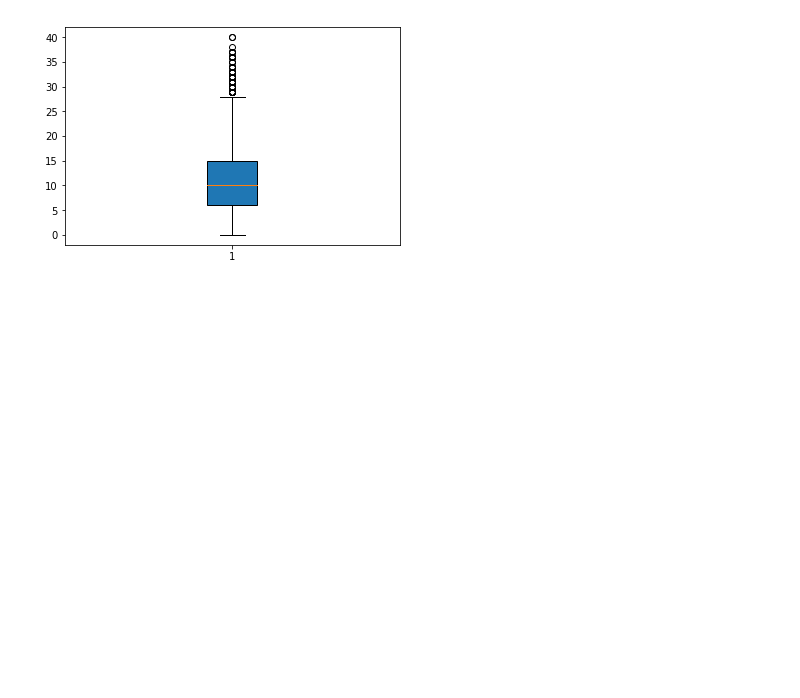
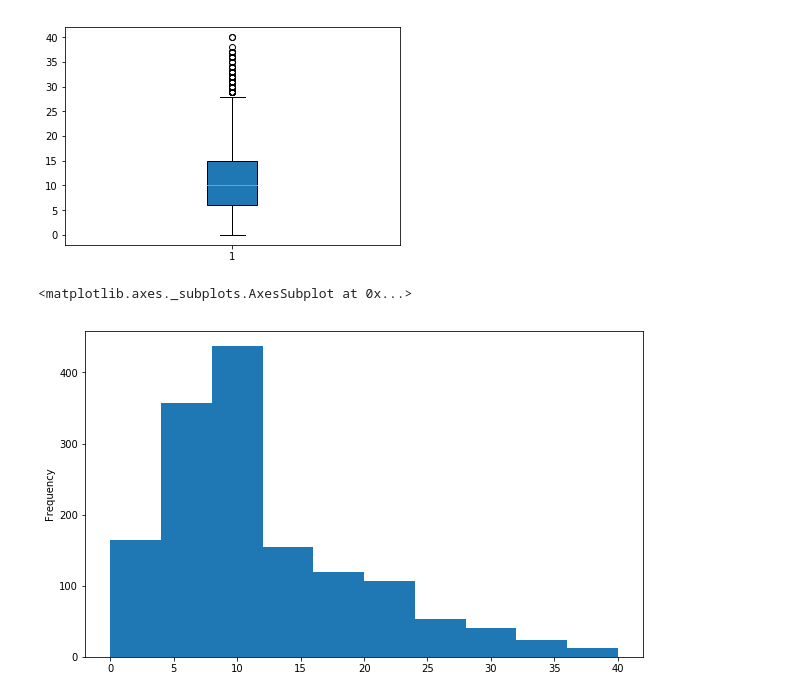
Before and after one commit to GreatLearningAIML1/delhi-may19-batch-PraveenSaraswat, a Jupyter notebook: R1-Lab-External_Questions.ipynb, the cells around one changed output. Cells and saved outputs as stored; diff of their text form; code cells hidden in the pictures; blank space fills up the shorter version.

```diff
--- a/R1-Lab-External_Questions.ipynb
+++ b/R1-Lab-External_Questions.ipynb
@@ -516,3 +536,8 @@ plt.boxplot(HR['TotalWorkingYears'],patch_artist =True)
  'fliers': [<matplotlib.lines.Line2D at 0x...>],
  'means': []}
 [figure]
+# %%
+HR.TotalWorkingYears.plot.hist(figsize=(10,6))
+# %% [output]
+<matplotlib.axes._subplots.AxesSubplot at 0x...>
+[figure, added]
```
Also changed, not shown: parts of 3 cells of this notebook.
